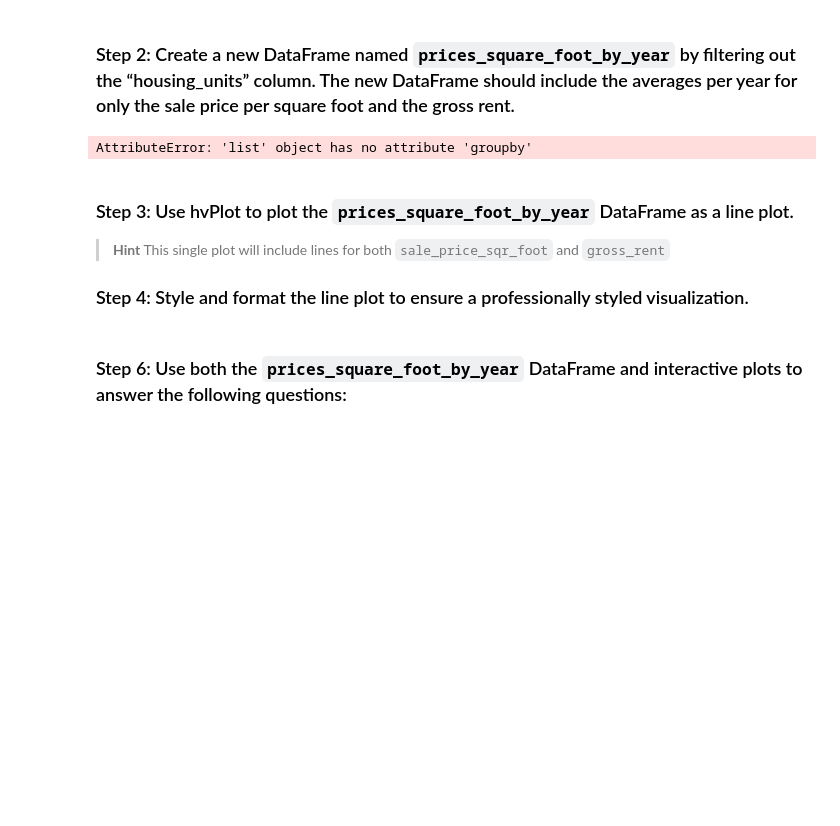
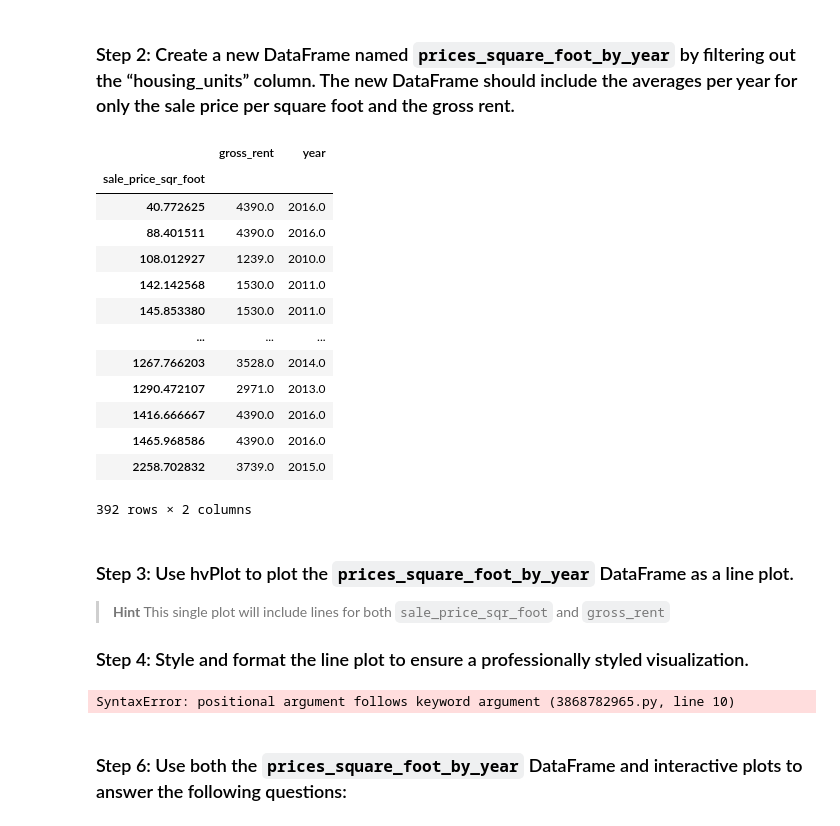
Before and after one commit to OhTarnishedOne/Fintech_Proptech_Analysis, a Jupyter notebook: Fintech_Proptech/Starter_Code/san_francisco_housing.ipynb, the cells around one changed output. Drawn from its saved outputs; the diff is of its cells as text; code cells hidden in the pictures; blank space fills up the shorter version.

```diff
--- a/Fintech_Proptech/Starter_Code/san_francisco_housing.ipynb
+++ b/Fintech_Proptech/Starter_Code/san_francisco_housing.ipynb
@@ -262,12 +262,25 @@ prices_square_foot_by_year
 # %%
 # Filter out the housing_units column, creating a new DataFrame
 # Keep only sale_price_sqr_foot and gross_rent averages per year
-prices_square_foot_by_year = sfo_data_df([["sale_price_sqr_foot", "gross_rent"]].groupby("sale_price_sqr_foot")).mean()
+prices_square_foot_by_year = sfo_data_df[["sale_price_sqr_foot","gross_rent", "year"]].groupby("sale_price_sqr_foot").mean()
 
 # Review the DataFrame
 prices_square_foot_by_year
 # %% [output]
+|  | gross_rent | year |
+| sale_price_sqr_foot |  |  |
+| 40.772625 | 4390.0 | 2016.0 |
+| 88.401511 | 4390.0 | 2016.0 |
+| 108.012927 | 1239.0 | 2010.0 |
+| 142.142568 | 1530.0 | 2011.0 |
+| 145.853380 | 1530.0 | 2011.0 |
+| ... | ... | ... |
+| 1267.766203 | 3528.0 | 2014.0 |
+| 1290.472107 | 2971.0 | 2013.0 |
+| 1416.666667 | 4390.0 | 2016.0 |
+| 1465.968586 | 4390.0 | 2016.0 |
+| 2258.702832 | 3739.0 | 2015.0 |
-AttributeError: 'list' object has no attribute 'groupby'
+392 rows × 2 columns
 # %% [markdown]
 ### Step 3: Use hvPlot to plot the `prices_square_foot_by_year` DataFrame as a line plot.
 
@@ -277,7 +290,16 @@ AttributeError: 'list' object has no attribute 'groupby'
 # %%
 # Plot prices_square_foot_by_year.
 # Inclued labels for the x- and y-axes, and a title.
-# YOUR CODE HERE
+prices_square_foot_by_year.hvplot.line(
+    x="year",
+    y="gross_rent", "sale_price_sqr_foot",
+    title='Housing Prices Per Square Foot By Year',
+    color="green",
+    xlabel='Year',
+    ylabel="Housing Prices"
+).opts(yformatter='%.0f')
+# %% [output]
+SyntaxError: positional argument follows keyword argument (3868782965.py, line 10)
 # %% [markdown]
 ### Step 6: Use both the `prices_square_foot_by_year` DataFrame and interactive plots to answer the following questions:
 # %% [markdown]
```
